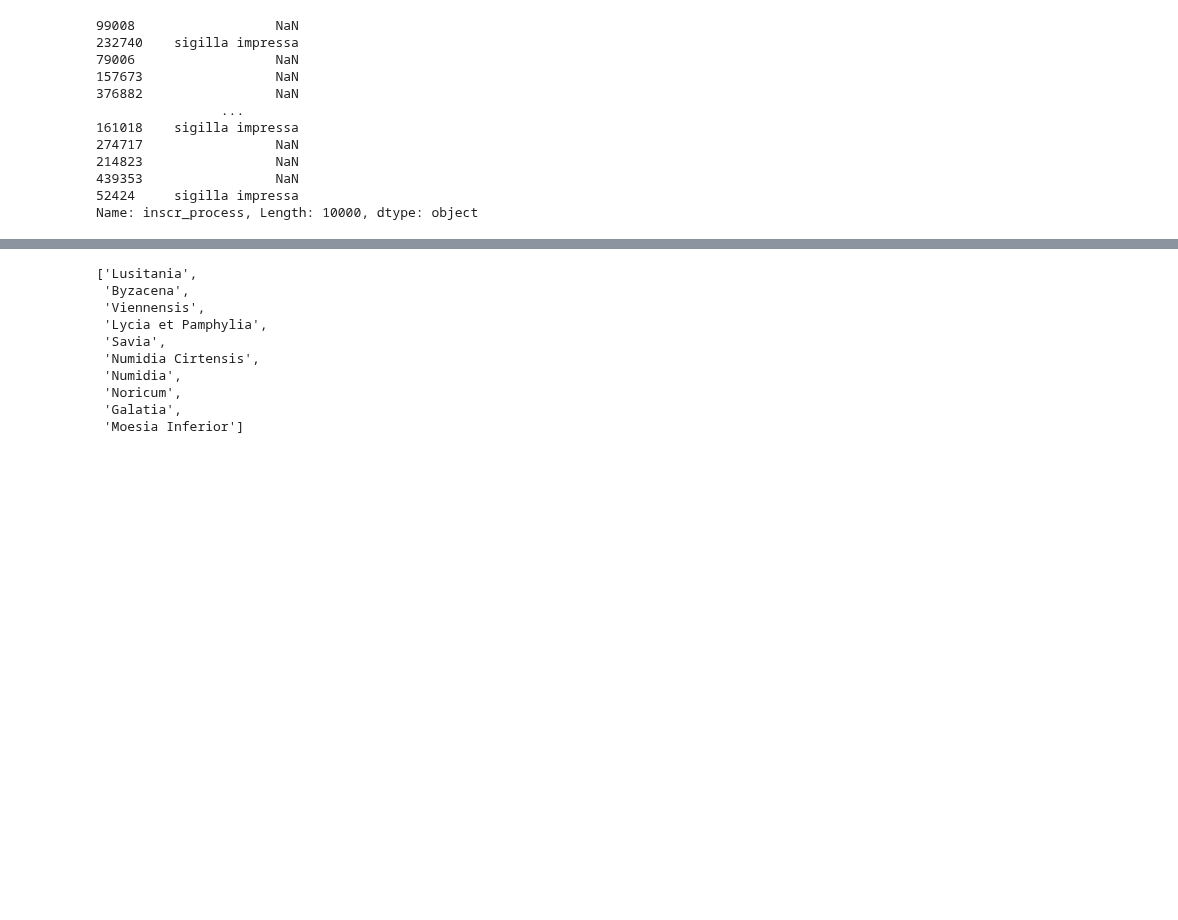
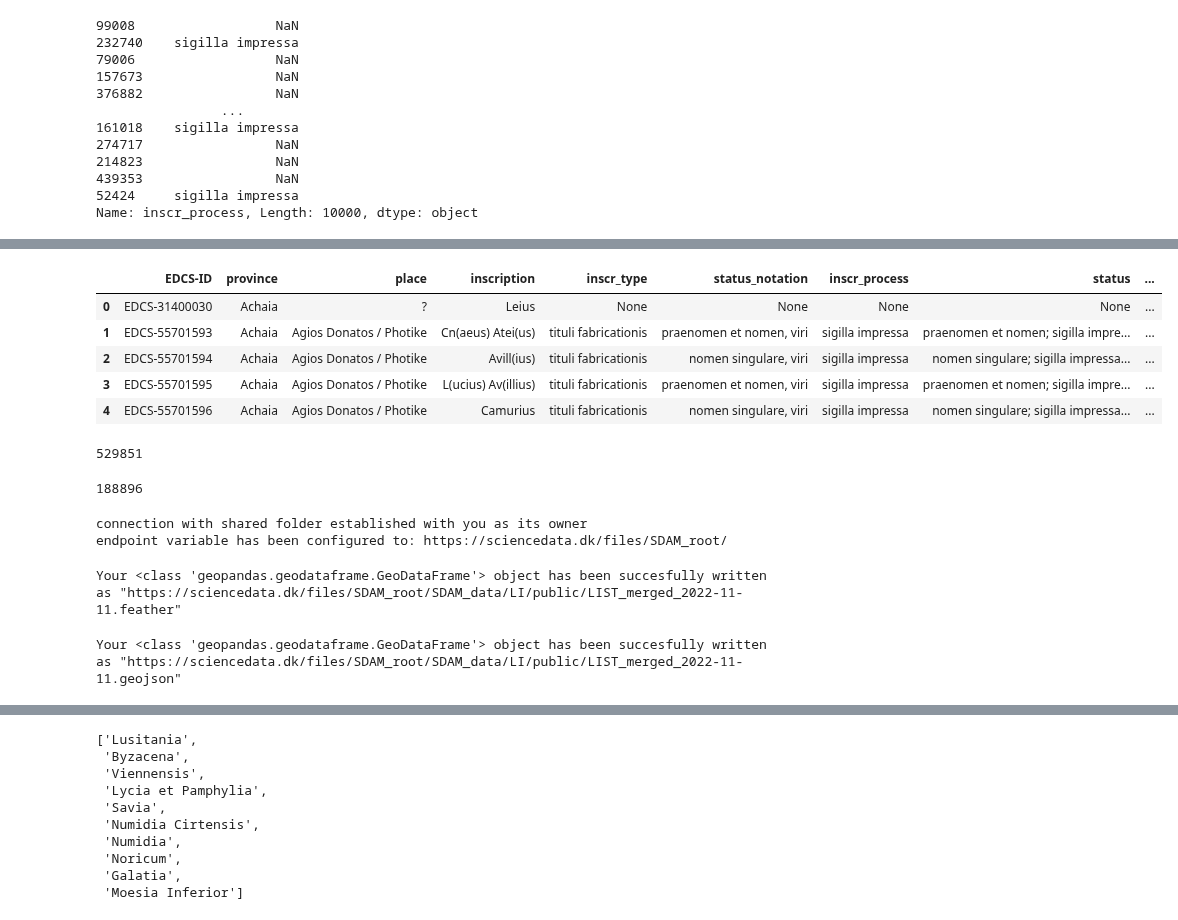
Before and after one commit to sdam-au/LI_ETL, a Jupyter notebook: scripts/1_MERGING+DEDUPLICATION+FILTERING+URBAN-CONTEXTS.ipynb, the cells around one changed output, grey strips where cells are left out. Drawn from its saved outputs; the diff is of its cells as text; code cells hidden in the pictures; blank space fills up the shorter version.

```diff
--- a/scripts/1_MERGING+DEDUPLICATION+FILTERING+URBAN-CONTEXTS.ipynb
+++ b/scripts/1_MERGING+DEDUPLICATION+FILTERING+URBAN-CONTEXTS.ipynb
@@ -531,0 +537,31 @@ LIRE["not_after"] = LIRE["not_after"].apply(to_int)
+# %%
+LIST = gpd.read_feather("../data/large_data/LIST_merged.feather")
+LIST.head(5)
+# %% [output]
+|  | EDCS-ID | province | place | inscription | inscr_type | status_notation | inscr_process | status | ... |
+| 0 | EDCS-31400030 | Achaia | ? | Leius | None | None | None | None | ... |
+| 1 | EDCS-55701593 | Achaia | Agios Donatos / Photike | Cn(aeus) Atei(us) | tituli fabricationis | praenomen et nomen, viri | sigilla impressa | praenomen et nomen; sigilla impre... | ... |
+| 2 | EDCS-55701594 | Achaia | Agios Donatos / Photike | Avill(ius) | tituli fabricationis | nomen singulare, viri | sigilla impressa | nomen singulare; sigilla impressa... | ... |
+| 3 | EDCS-55701595 | Achaia | Agios Donatos / Photike | L(ucius) Av(illius) | tituli fabricationis | praenomen et nomen, viri | sigilla impressa | praenomen et nomen; sigilla impre... | ... |
+| 4 | EDCS-55701596 | Achaia | Agios Donatos / Photike | Camurius | tituli fabricationis | nomen singulare, viri | sigilla impressa | nomen singulare; sigilla impressa... | ... |
+# %%
+len(LIST)
+# %% [output]
+529851
+# %%
+(LIST["geotemporal?"]).sum()
+# %% [output]
+188896
+# %%
+s = sddk.cloudSession(provider="sciencedata.dk", shared_folder_name="SDAM_root", owner="648597@au.dk")
+# %% [output]
+connection with shared folder established with you as its owner
+endpoint variable has been configured to: https://sciencedata.dk/files/SDAM_root/
+# %%
+s.write_file("SDAM_data/LI/public/LIST_merged_2022-11-11.feather", LIST)
+# %% [output]
+Your <class 'geopandas.geodataframe.GeoDataFrame'> object has been succesfully written as "https://sciencedata.dk/files/SDAM_root/SDAM_data/LI/public/LIST_merged_2022-11-11.feather"
+# %%
+s.write_file("SDAM_data/LI/public/LIST_merged_2022-11-11.geojson", LIST)
+# %% [output]
+Your <class 'geopandas.geodataframe.GeoDataFrame'> object has been succesfully written as "https://sciencedata.dk/files/SDAM_root/SDAM_data/LI/public/LIST_merged_2022-11-11.geojson"
```
Also changed, not shown: parts of 102 cells of this notebook, 8 other files.
